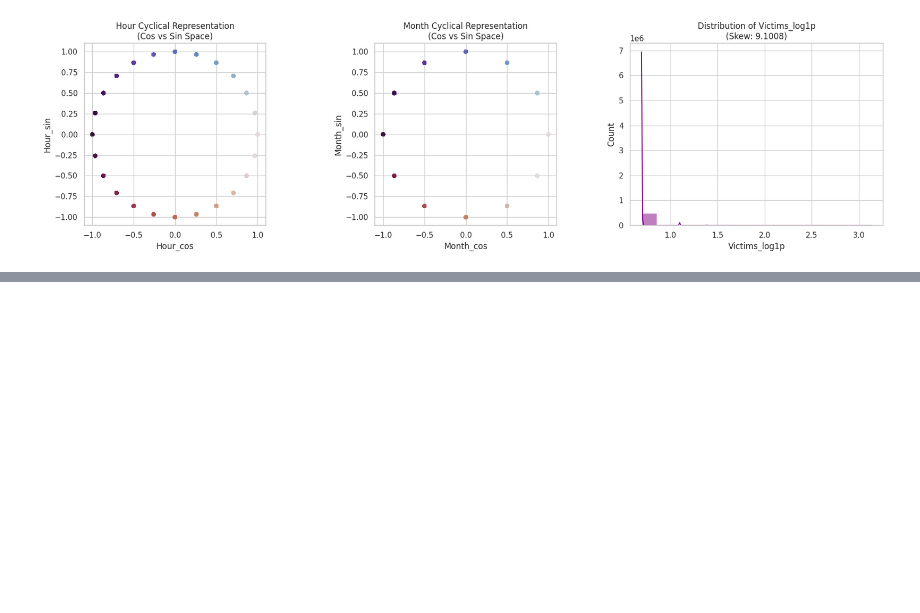
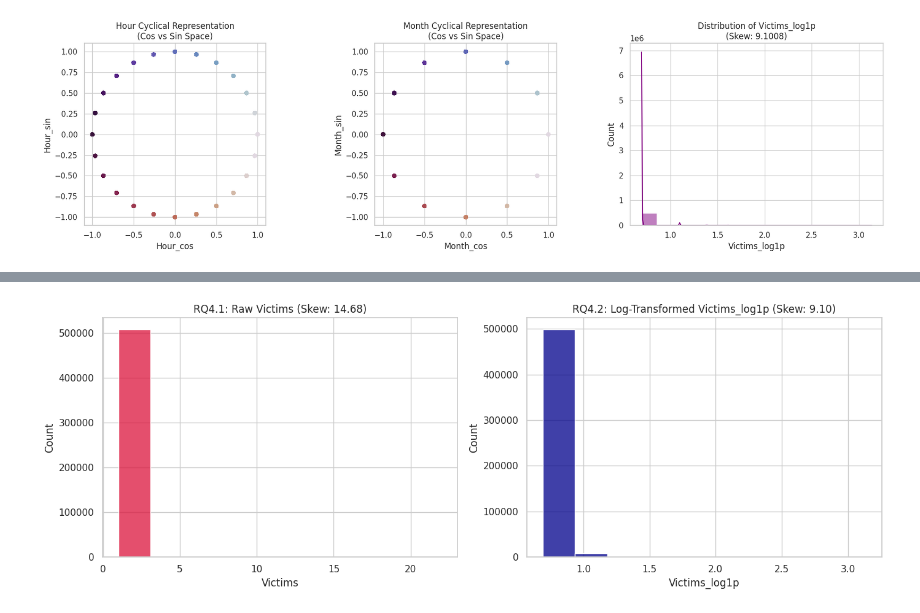
Before and after one commit to klsay/mscai, a Jupyter notebook: MSC_AI_Course_Work_Assignment_1_(Sarbojit).ipynb, the cells around one changed output, grey strips where cells are left out. Drawn from its saved outputs; the diff is of its cells as text; code cells hidden in the pictures; blank space fills up the shorter version.

```diff
--- a/MSC_AI_Course_Work_Assignment_1_(Sarbojit).ipynb
+++ b/MSC_AI_Course_Work_Assignment_1_(Sarbojit).ipynb
@@ -1550,0 +1757,14 @@ plt.show()
+# %%
+# RQ4: Target Transformation - Raw Skewed Victims vs. Stabilized Victims_log1p
+import matplotlib.pyplot as plt
+import seaborn as sns
+fig, axes = plt.subplots(1, 2, figsize=(14, 5))
+sns.histplot(data=df_final_pipeline, x='Victims', bins=10, ax=axes[0], color='crimson')
+axes[0].set_title(f"RQ4.1: Raw Victims (Skew: {df_final_pipeline['Victims'].skew():.2f})")
+
+sns.histplot(data=df_final_pipeline, x='Victims_log1p', bins=10, ax=axes[1], color='darkblue')
+axes[1].set_title(f"RQ4.2: Log-Transformed Victims_log1p (Skew: {df_final_pipeline['Victims_log1p'].skew():.2f})")
+plt.tight_layout()
+plt.show()
+# %% [output]
+[figure, added]
```
Also changed, not shown: parts of 22 cells of this notebook.
